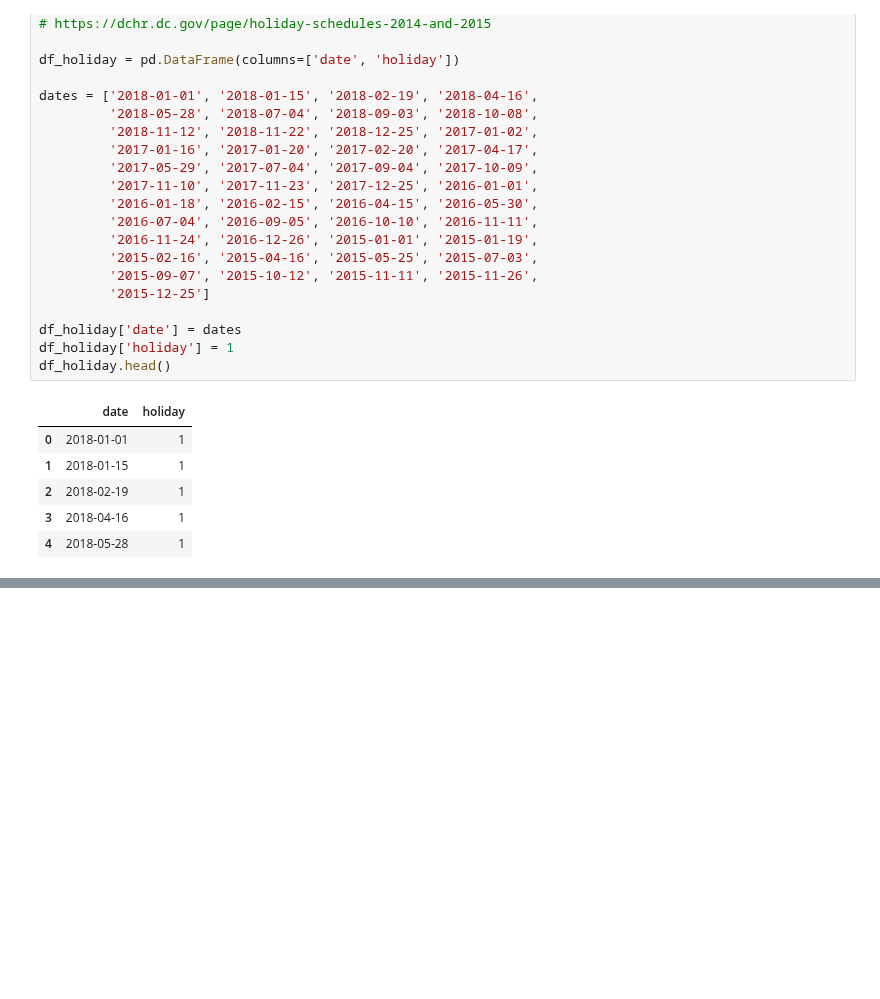
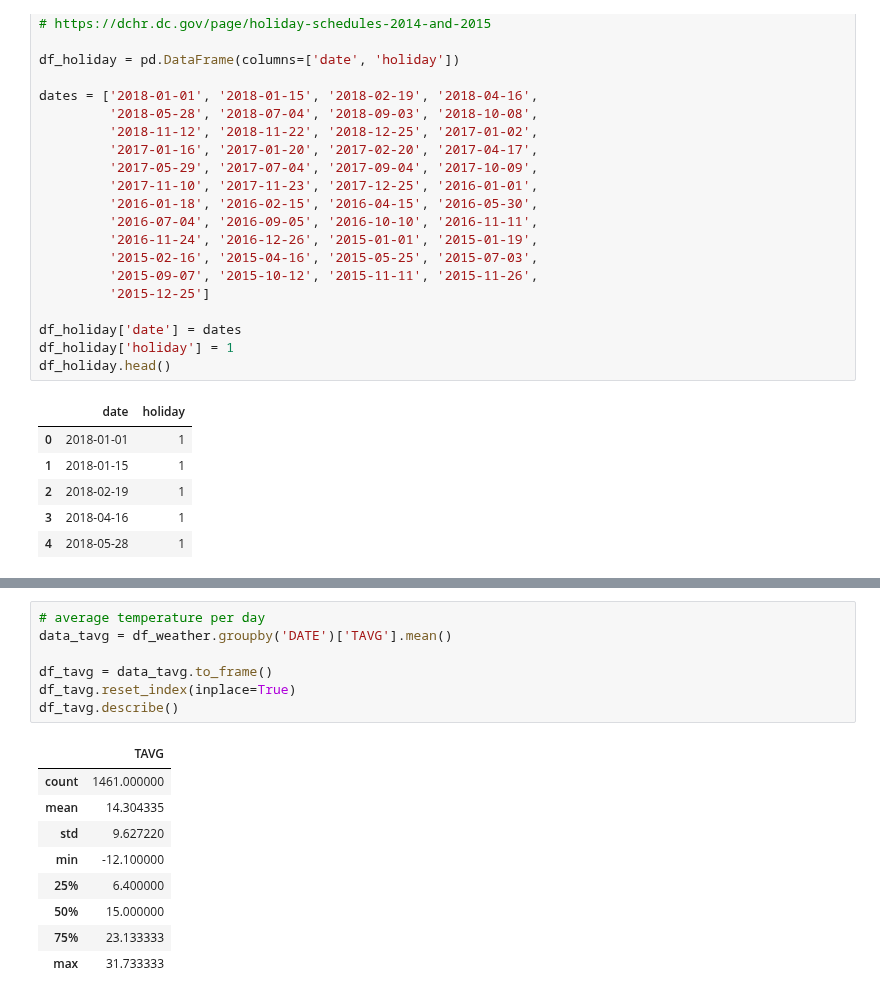
Before and after one commit to julianikulski/bike-sharing, a Jupyter notebook: dataset-creation.ipynb, the cells around one changed output, grey strips where cells are left out. Drawn from its saved outputs; the diff is of its cells as text; blank space fills up the shorter version.

```diff
--- a/dataset-creation.ipynb
+++ b/dataset-creation.ipynb
@@ -99,0 +115,17 @@ df_final_weather[df_final_weather['DATE'] == '2017-01-01']
+# %%
+# average temperature per day
+data_tavg = df_weather.groupby('DATE')['TAVG'].mean()
+
+df_tavg = data_tavg.to_frame()
+df_tavg.reset_index(inplace=True)
+df_tavg.describe()
+# %% [output]
+|  | TAVG |
+| count | 1461.000000 |
+| mean | 14.304335 |
+| std | 9.627220 |
+| min | -12.100000 |
+| 25% | 6.400000 |
+| 50% | 15.000000 |
+| 75% | 23.133333 |
+| max | 31.733333 |
```
Also changed, not shown: parts of 11 cells of this notebook.
